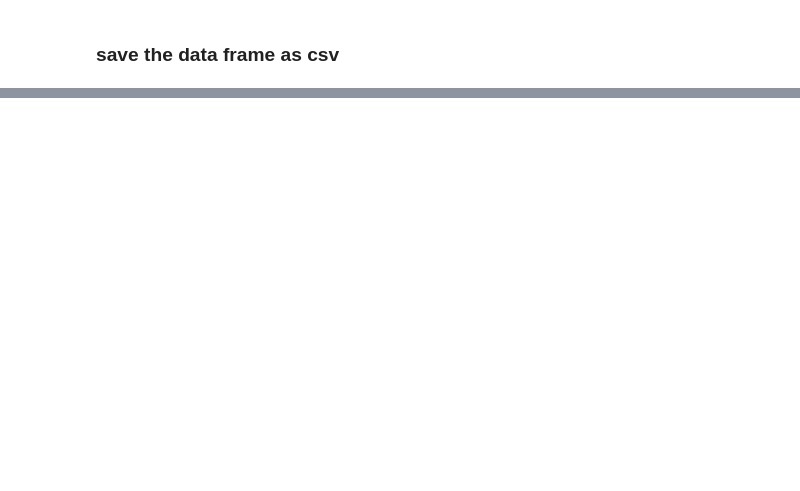
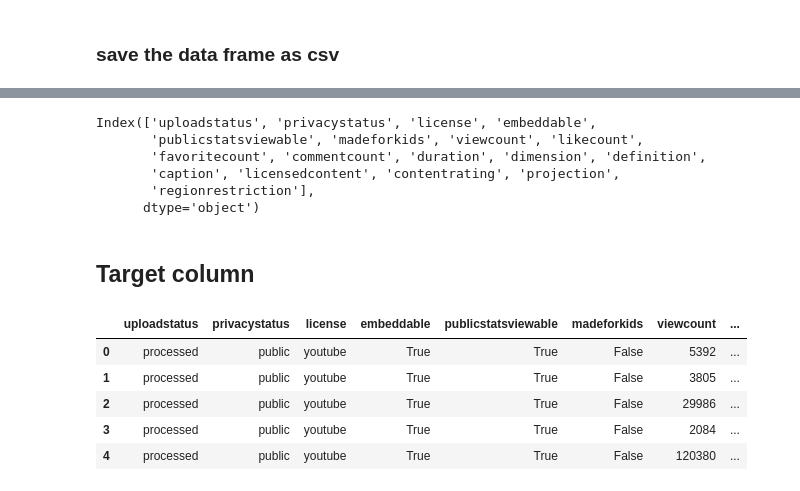
Before and after one commit to SinghJagpreet096/YouTube_analysis, a Jupyter notebook: notebook.ipynb, the cells around one changed output, grey strips where cells are left out. Cells and saved outputs as stored; diff of their text form; code cells hidden in the pictures; blank space fills up the shorter version.

```diff
--- a/notebook.ipynb
+++ b/notebook.ipynb
@@ -144,0 +225,12 @@ df.tail()
+# %%
+df.columns = df.columns.str.lower()
+df.columns
+# %% [output]
+Index(['uploadstatus', 'privacystatus', 'license', 'embeddable',
+       'publicstatsviewable', 'madeforkids', 'viewcount', 'likecount',
+       'favoritecount', 'commentcount', 'duration', 'dimension', 'definition',
+       'caption', 'licensedcontent', 'contentrating', 'projection',
+       'regionrestriction'],
+      dtype='object')
+# %% [markdown]
+## Target column
@@ -144,0 +240,9 @@ df.tail()
+# %%
+df.head()
+# %% [output]
+|  | uploadstatus | privacystatus | license | embeddable | publicstatsviewable | madeforkids | viewcount | ... |
+| 0 | processed | public | youtube | True | True | False | 5392 | ... |
+| 1 | processed | public | youtube | True | True | False | 3805 | ... |
+| 2 | processed | public | youtube | True | True | False | 29986 | ... |
+| 3 | processed | public | youtube | True | True | False | 2084 | ... |
+| 4 | processed | public | youtube | True | True | False | 120380 | ... |
```
Also changed, not shown: parts of 28 cells of this notebook, 4 other files.
